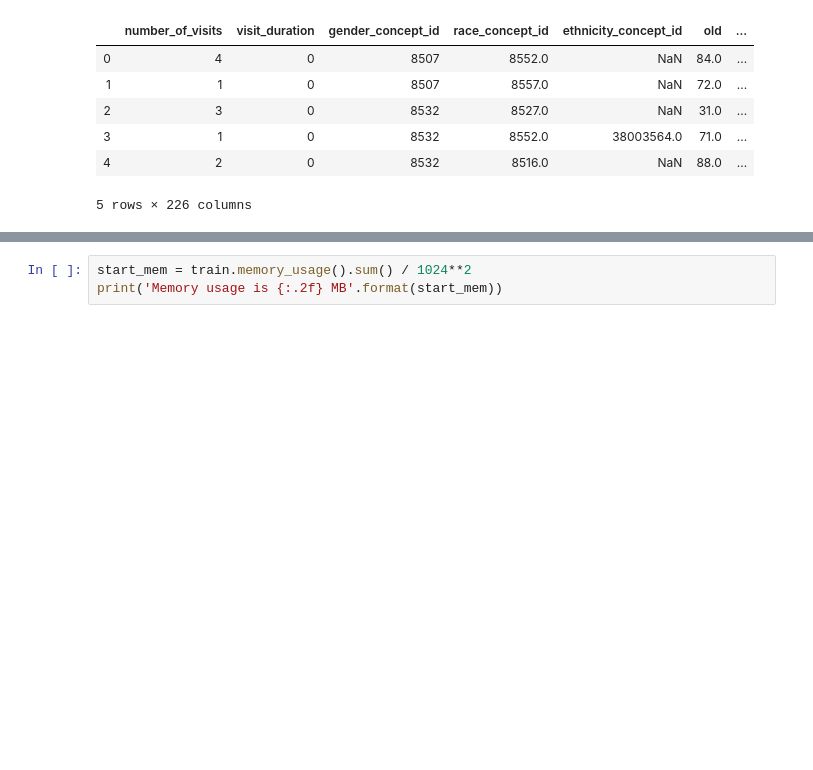
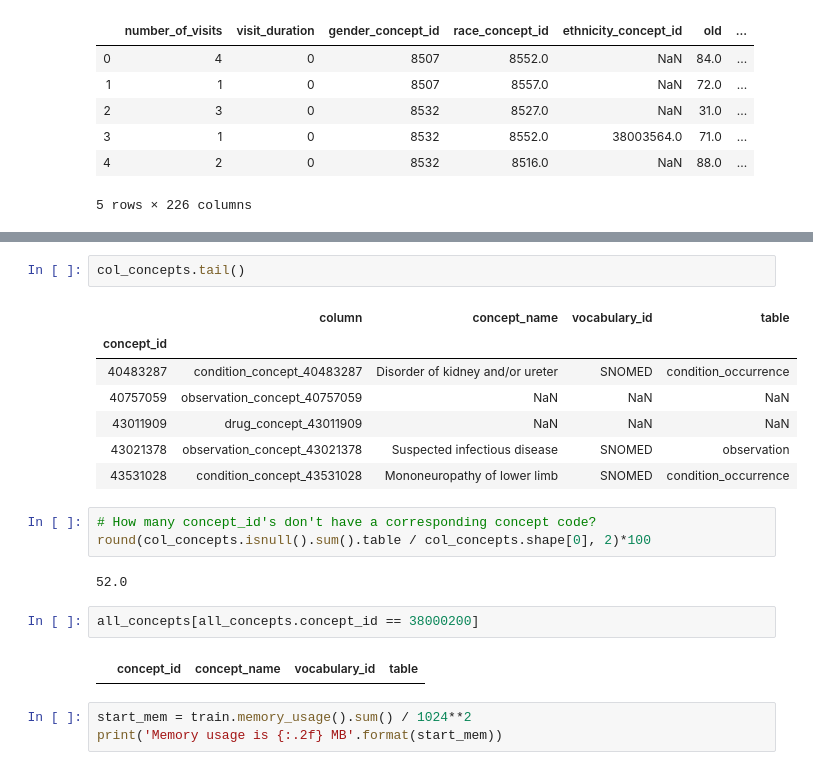
Before and after one commit to romirmoza/omop-cdm-postgresql, a Jupyter notebook: XGB_model_4.ipynb, the cells around one changed output, grey strips where cells are left out. Drawn from its saved outputs; the diff is of its cells as text; blank space fills up the shorter version.

```diff
--- a/XGB_model_4.ipynb
+++ b/XGB_model_4.ipynb
@@ -69,3 +105,22 @@ train.head()
+# %%
+col_concepts.tail()
+# %% [output]
+|  | column | concept_name | vocabulary_id | table |
+| concept_id |  |  |  |  |
+| 40483287 | condition_concept_40483287 | Disorder of kidney and/or ureter | SNOMED | condition_occurrence |
+| 40757059 | observation_concept_40757059 | NaN | NaN | NaN |
+| 43011909 | drug_concept_43011909 | NaN | NaN | NaN |
+| 43021378 | observation_concept_43021378 | Suspected infectious disease | SNOMED | observation |
+| 43531028 | condition_concept_43531028 | Mononeuropathy of lower limb | SNOMED | condition_occurrence |
+# %%
+# How many concept_id's don't have a corresponding concept code?
+round(col_concepts.isnull().sum().table / col_concepts.shape[0], 2)*100
+# %% [output]
+52.0
+# %%
+all_concepts[all_concepts.concept_id == 38000200]
+# %% [output]
+|  | concept_id | concept_name | vocabulary_id | table |
 # %%
 start_mem = train.memory_usage().sum() / 1024**2
 print('Memory usage is {:.2f} MB'.format(start_mem))
```
Also changed, not shown: parts of 7 cells of this notebook.
